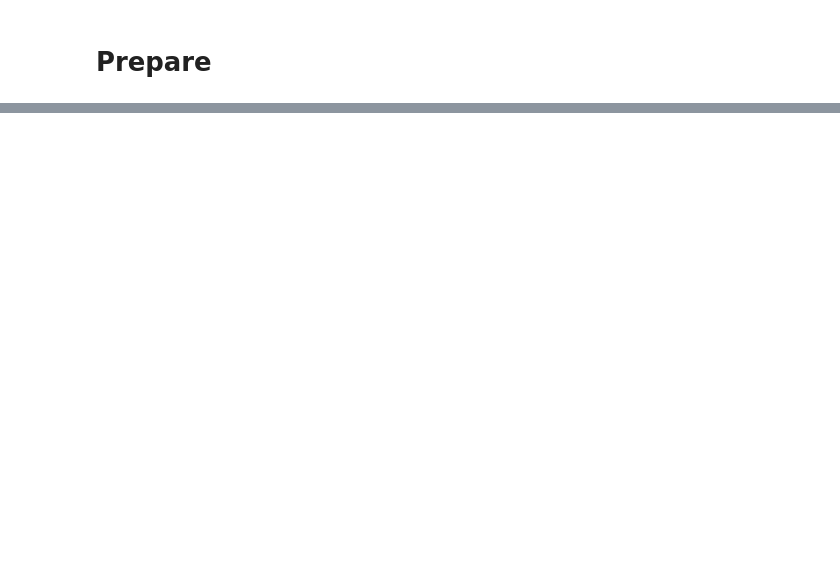
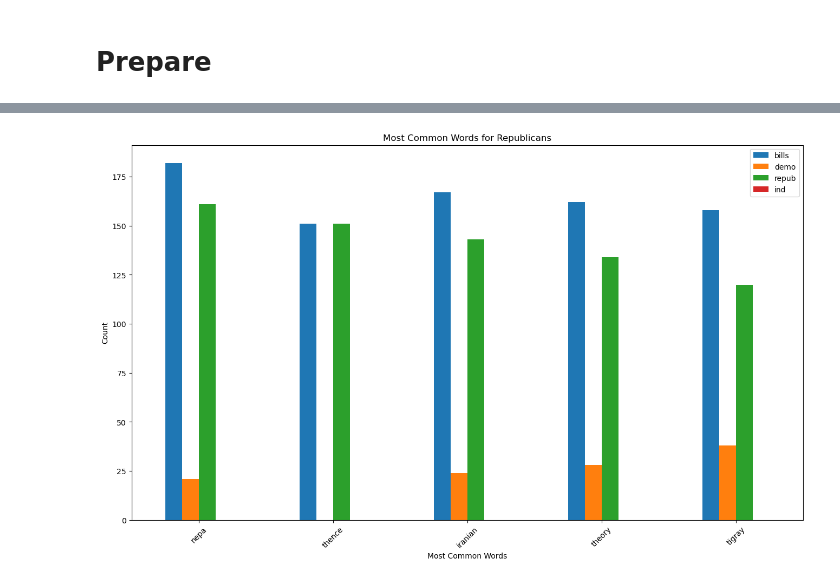
Before and after one commit to good-bill-hunting/political_parser, a Jupyter notebook: template_notebook.ipynb, the cells around one changed output, grey strips where cells are left out. Cells and saved outputs as stored; diff of their text form; code cells hidden in the pictures; blank space fills up the shorter version.

```diff
--- a/template_notebook.ipynb
+++ b/template_notebook.ipynb
@@ -31,0 +156,17 @@ train, X_train, y_train, X_val, y_val, X_test, y_test = split_data(bills_df, 'mo
+# %%
+def repub_vis(word_freq):
+    '''
+    This function creates a bar plot of the most common words appearing for republicans.
+    '''
+
+    #Plot the most frequent democratic words and color by label
+    word_freq.sort_values('repub', ascending=False).head(5).plot.bar(figsize=(16, 9))
+    plt.title('Most Common Words for Republicans')
+    plt.ylabel('Count')
+    plt.xlabel('Most Common Words')
+    plt.xticks(rotation=45)
+    return plt.show()
+# %%
+republican = repub_vis(word_freq)
+# %% [output]
+[figure, added]
```
Also changed, not shown: parts of 13 cells of this notebook.
